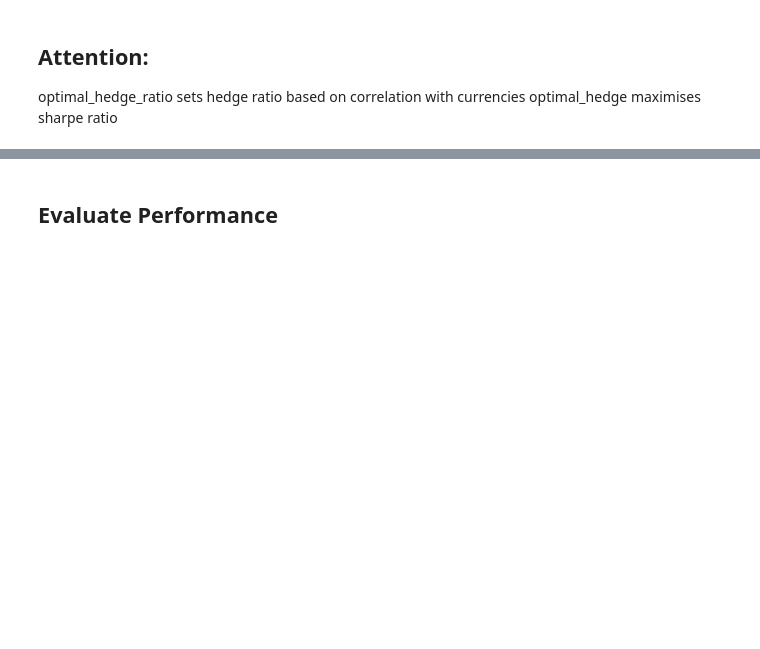
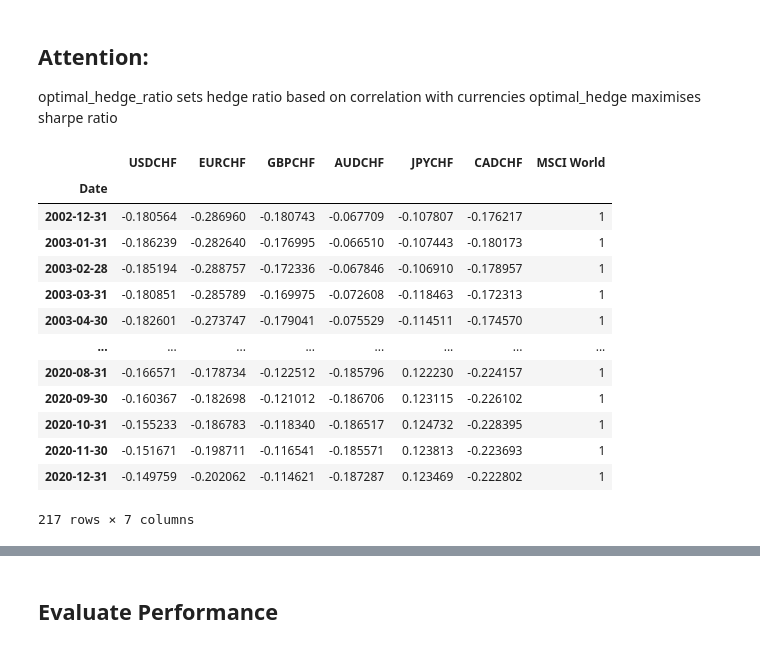
Before and after one commit to Tobias-Mann/Practicioners-Seminar-Notebook, a Jupyter notebook: Notebook.ipynb, the cells around one changed output, grey strips where cells are left out. Drawn from its saved outputs; the diff is of its cells as text; code cells hidden in the pictures; blank space fills up the shorter version.

```diff
--- a/Notebook.ipynb
+++ b/Notebook.ipynb
@@ -390,37 +464,52 @@ optimal_hedge maximises sharpe ratio
 # %%
 # Add optimal hedge ratio strategy
 df_msci_fx_ret = df_msci_w_fx_ret[df_msci_w_fx_ret.index.isin(df_msci_w_fx_ret.index)]
 df_msci_fx_ret.loc[:,'M0WOHCHF Index'] = np.log(df_msci_world_chf).diff()
 cols = list(df_msci_fx_ret.columns)
 cols[-1] = 'MSCI World Total Return CHF'
 df_msci_fx_ret.columns = cols
-df_msci_fx_ret
+df_msci_fx_ret['Intercept'] = 1
 
 optimal_hedge_weights = pd.DataFrame(index = df_msci_fx_ret.index)
 
 # Not enough data for first four months, determine weights for these months based on smaller window
 optimal_hedge_weights_small_window = pd.DataFrame(index = df_msci_fx_ret.index)
 
 # Rolling correlations
 for cur in df_fx_direct.columns:
-    x = df_msci_fx_ret[cur]
+    x = df_msci_fx_ret[[cur, 'Intercept']]
     y = df_msci_fx_ret['MSCI World Total Return CHF']
     ols = RollingOLS(y, x, window=504).fit().params
-    optimal_hedge_weights[cur] = - ols
+    optimal_hedge_weights[cur] = - ols.iloc[:,0]
     ols = RollingOLS(y, x, window=400).fit().params
-    optimal_hedge_weights_small_window[cur] = - ols
+    optimal_hedge_weights_small_window[cur] = - ols.iloc[:,0]
 
 optimal_hedge_weights[optimal_hedge_weights.isna()] = optimal_hedge_weights_small_window[optimal_hedge_weights.isna()]
 
 # optimal_hedge_weights =  - df_msci_fx_ret[df_fx_direct.columns].rolling('720D', min_periods=20).corr(df_msci_fx_ret['MSCI World Total Return CHF'])
 optimal_hedge_weights = optimal_hedge_weights.resample('M').last()
 backtest_optimal_hedge_ratio_weights = optimal_hedge_weights[optimal_hedge_weights.index.isin(months)]
 
 # To avoid overleverage, set leverage of FX to 1
 backtest_optimal_hedge_ratio_weights = backtest_optimal_hedge_ratio_weights.div(np.abs(backtest_optimal_hedge_ratio_weights).sum(axis=1), axis=0)
 
 backtest_optimal_hedge_ratio_weights['MSCI World'] = 1
 backtest_optimal_hedge_ratio_weights
+# %% [output]
+|  | USDCHF | EURCHF | GBPCHF | AUDCHF | JPYCHF | CADCHF | MSCI World |
+| Date |  |  |  |  |  |  |  |
+| 2002-12-31 | -0.180564 | -0.286960 | -0.180743 | -0.067709 | -0.107807 | -0.176217 | 1 |
+| 2003-01-31 | -0.186239 | -0.282640 | -0.176995 | -0.066510 | -0.107443 | -0.180173 | 1 |
+| 2003-02-28 | -0.185194 | -0.288757 | -0.172336 | -0.067846 | -0.106910 | -0.178957 | 1 |
+| 2003-03-31 | -0.180851 | -0.285789 | -0.169975 | -0.072608 | -0.118463 | -0.172313 | 1 |
+| 2003-04-30 | -0.182601 | -0.273747 | -0.179041 | -0.075529 | -0.114511 | -0.174570 | 1 |
+| ... | ... | ... | ... | ... | ... | ... | ... |
+| 2020-08-31 | -0.166571 | -0.178734 | -0.122512 | -0.185796 | 0.122230 | -0.224157 | 1 |
+| 2020-09-30 | -0.160367 | -0.182698 | -0.121012 | -0.186706 | 0.123115 | -0.226102 | 1 |
+| 2020-10-31 | -0.155233 | -0.186783 | -0.118340 | -0.186517 | 0.124732 | -0.228395 | 1 |
+| 2020-11-30 | -0.151671 | -0.198711 | -0.116541 | -0.185571 | 0.123813 | -0.223693 | 1 |
+| 2020-12-31 | -0.149759 | -0.202062 | -0.114621 | -0.187287 | 0.123469 | -0.222802 | 1 |
+217 rows × 7 columns
 # %%
 # Add strategies from Tobias
 backtest_optimal_hedge_weights = pd.read_csv('optimal_weights.csv', index_col=0, parse_dates=True)
```
Also changed, not shown: parts of 17 cells of this notebook.
